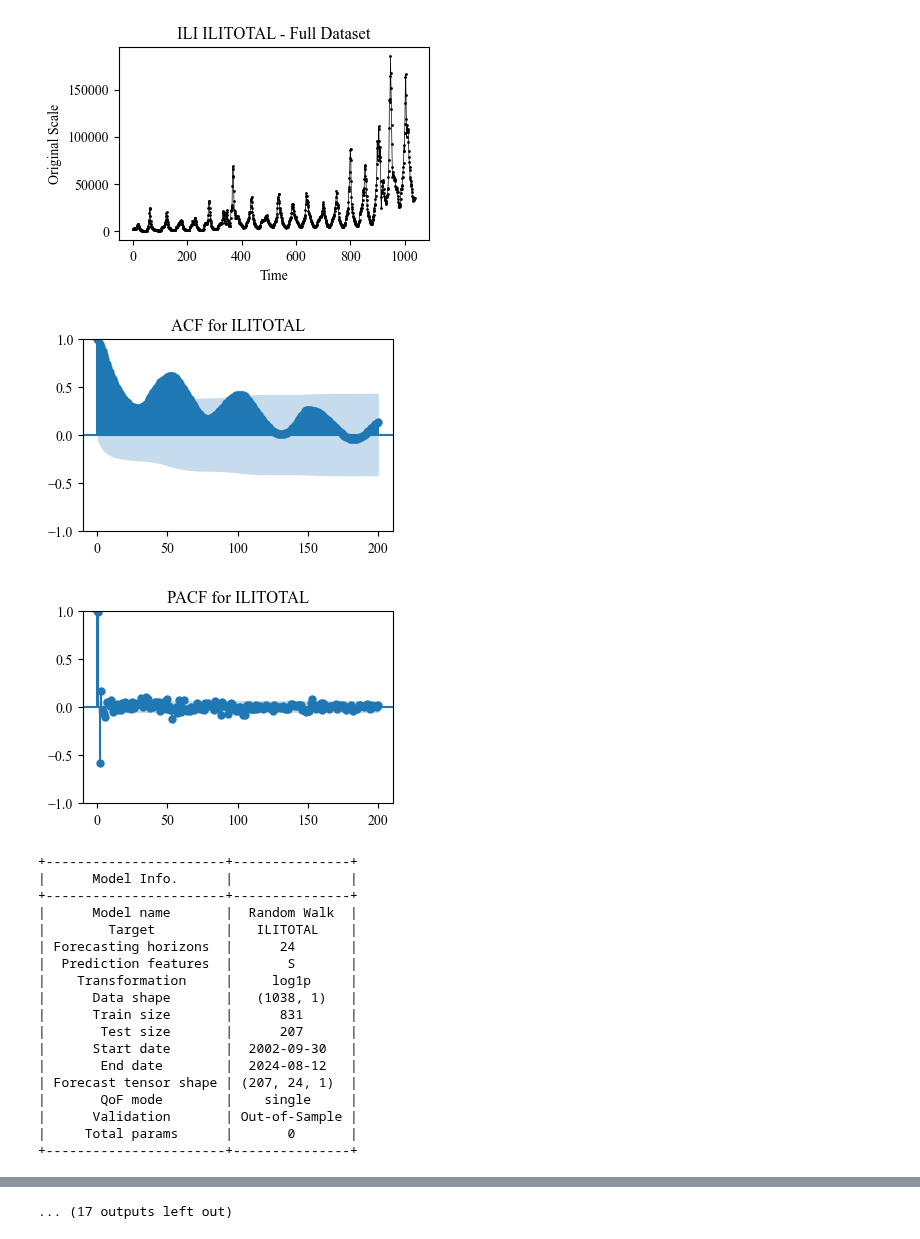
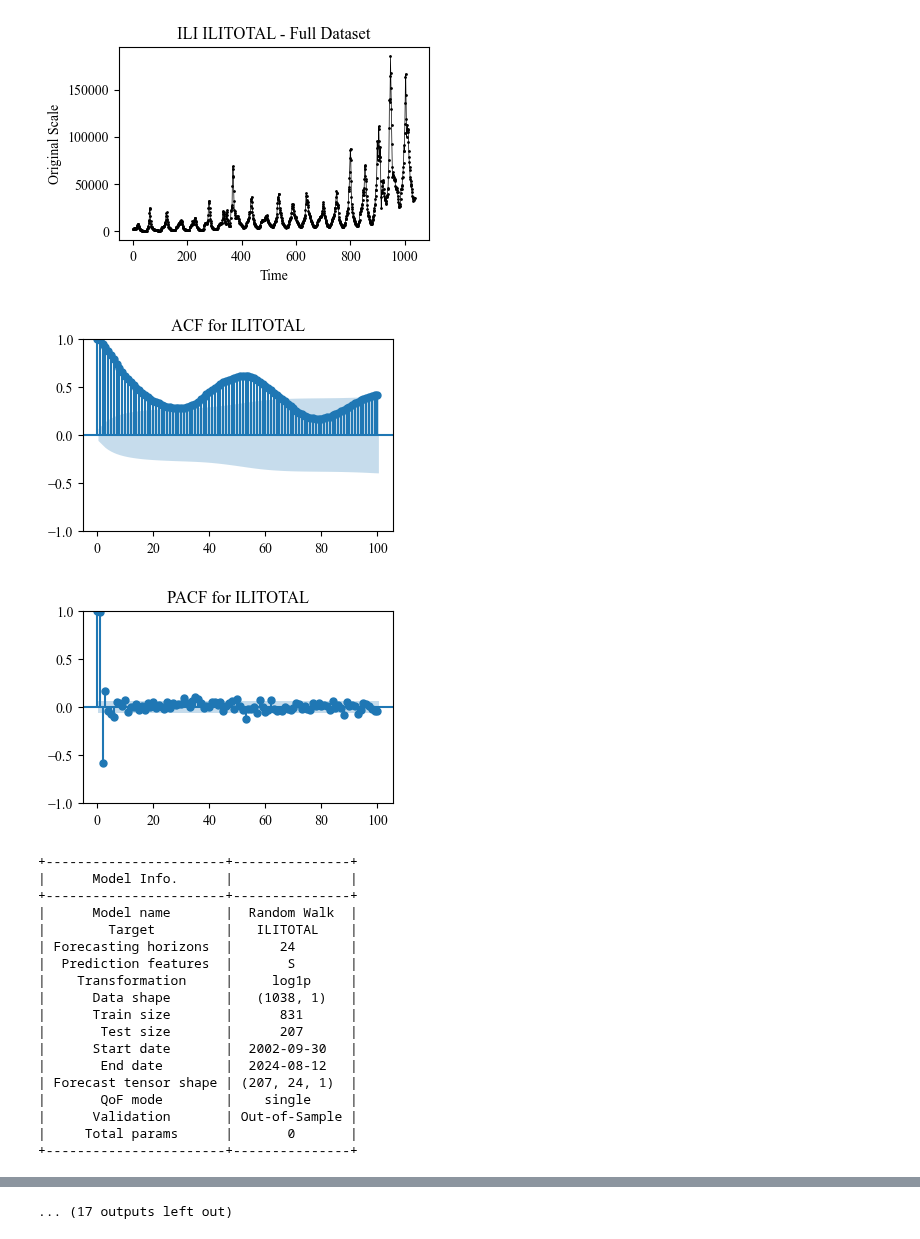
Before and after one commit to scalation/scalation_py, a Jupyter notebook: Example ILI/Statistical Models/Statistical Baselines.ipynb, the cells around one changed output, grey strips where cells are left out. Drawn from its saved outputs; the diff is of its cells as text; code cells hidden in the pictures.

```diff
--- a/Example ILI/Statistical Models/Statistical Baselines.ipynb
+++ b/Example ILI/Statistical Models/Statistical Baselines.ipynb
@@ -17,38 +17,38 @@ from modeling.statmodeling.sarima import SARIMA
 args = dotdict()
 args.dataset_path = '../../datasets/ili/national_illness_24.csv'
 args.dataset_name = 'ILI'
 args.training_ratio = 0.8
 args.transformation = 'log1p'
 args.target = 'ILITOTAL'
 args.forecast_type = 'point'
 args.plot_mode = 'test_original'
 args.plot_eda = True
-args.eda_lags = 200
+args.eda_lags = 100
 args.horizons = list(range(1, 25))
 args.qof_mode = 'single'
 #args.horizons = [6, 12, 24, 48, 60]
 #args.qof_mode = 'cumulative'
 args.qof_equal_samples = True
 args.skip_insample = None
 args.features = 'S'
 args.modeling_mode = 'joint'
 args.debugging = False
 
 args.clip_dates = True
 args.start_date = '2020-04-13'
 args.end_date = '2022-04-04'
 
-args.qof_metrics = ['MSE Normalized',
-                    'MAE Normalized',
+args.qof_metrics = ['MSE Transformed',
+                    'MAE Transformed',
                     'MAE Original',
                     'sMAPE Original']
 
 model = RandomWalk(args)
 forecast_tensor = model.trainNtest()
 # %% [output]
 [figure]
-[figure, old version]
+[figure, new version]
-[figure, old version]
+[figure, new version]
 +-----------------------+---------------+
 |      Model Info.      |               |
 +-----------------------+---------------+
```
Also changed, not shown: parts of 5 cells of this notebook, 7 other files.
